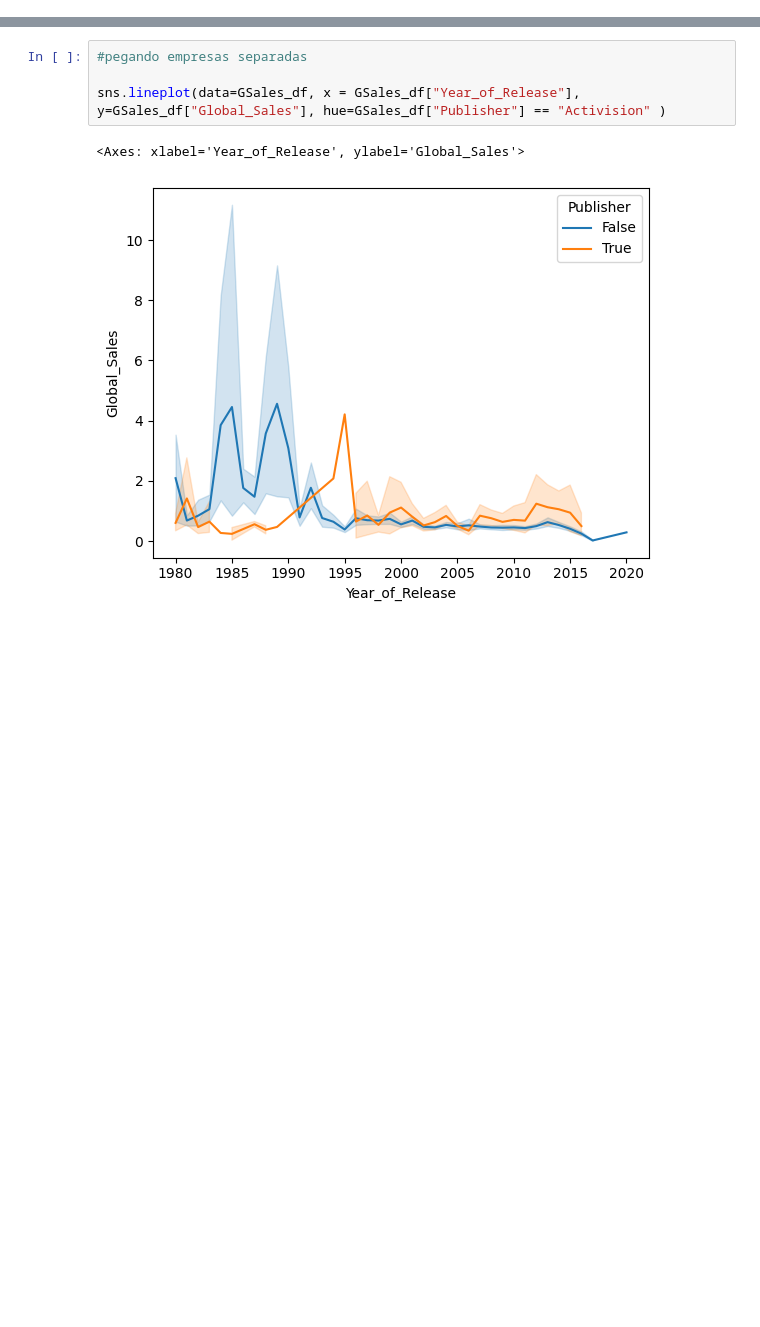
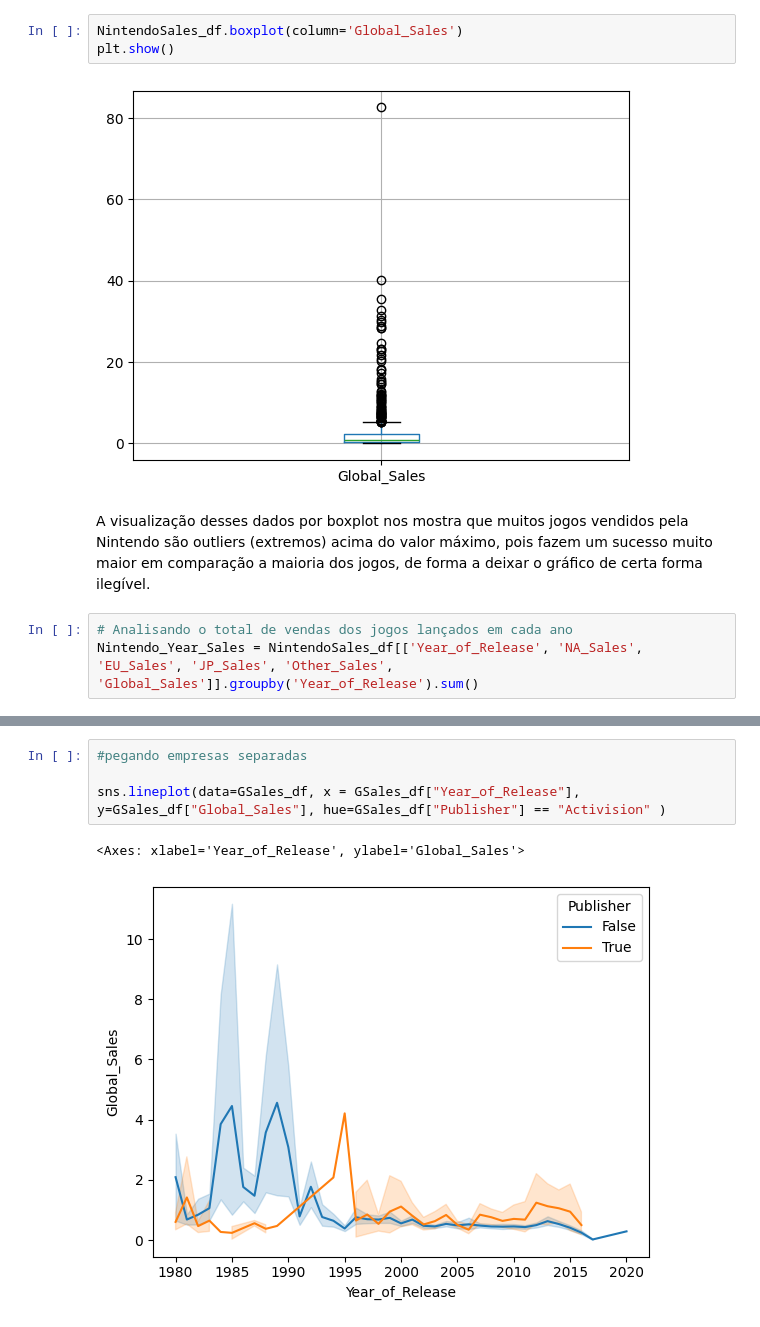
Before and after one commit to PedroMiguelCecato/ICD_Project, a Jupyter notebook: Presentatio.ipynb, the cells around one changed output, grey strips where cells are left out. Saved outputs shown, nothing was run; the diff lists cells and outputs as text; blank space fills up the shorter version.

```diff
--- a/Presentatio.ipynb
+++ b/Presentatio.ipynb
@@ -327,0 +424,10 @@ sns.lineplot(data=GSales_df, x = GSales_df["Year_of_Release"], y=GSales_df["Glob
+# %%
+NintendoSales_df.boxplot(column='Global_Sales')
+plt.show()
+# %% [output]
+[figure, added]
+# %% [markdown]
+A visualização desses dados por boxplot nos mostra que muitos jogos vendidos pela Nintendo são outliers (extremos) acima do valor máximo, pois fazem um sucesso muito maior em comparação a maioria dos jogos, de forma a deixar o gráfico de certa forma ilegível.
+# %%
+# Analisando o total de vendas dos jogos lançados em cada ano
+Nintendo_Year_Sales = NintendoSales_df[['Year_of_Release', 'NA_Sales', 'EU_Sales', 'JP_Sales', 'Other_Sales', 'Global_Sales']].groupby('Year_of_Release').sum()
```
Also changed, not shown: parts of 75 cells of this notebook, 2 other files.
